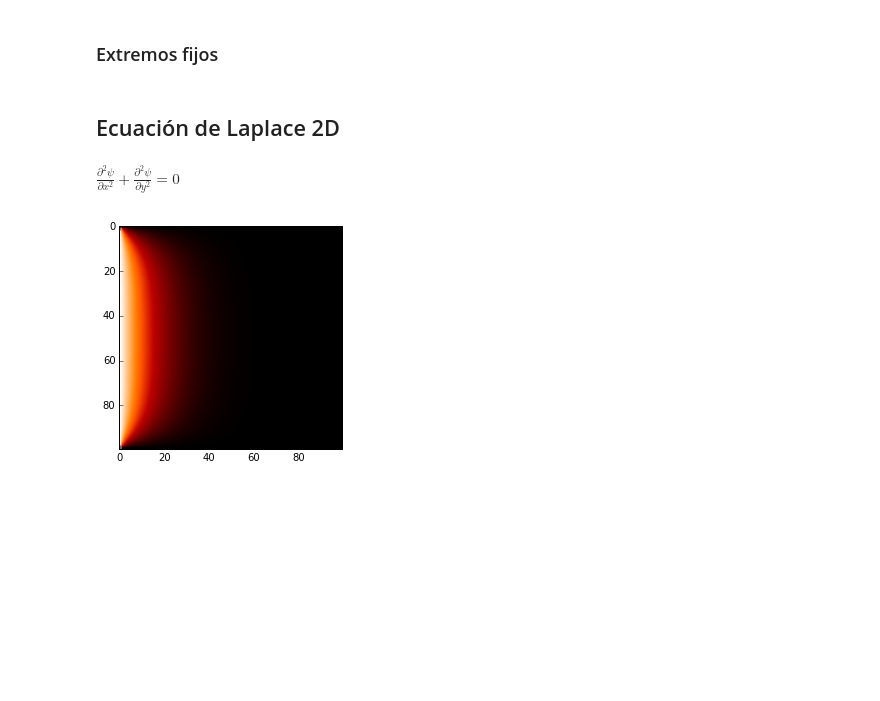
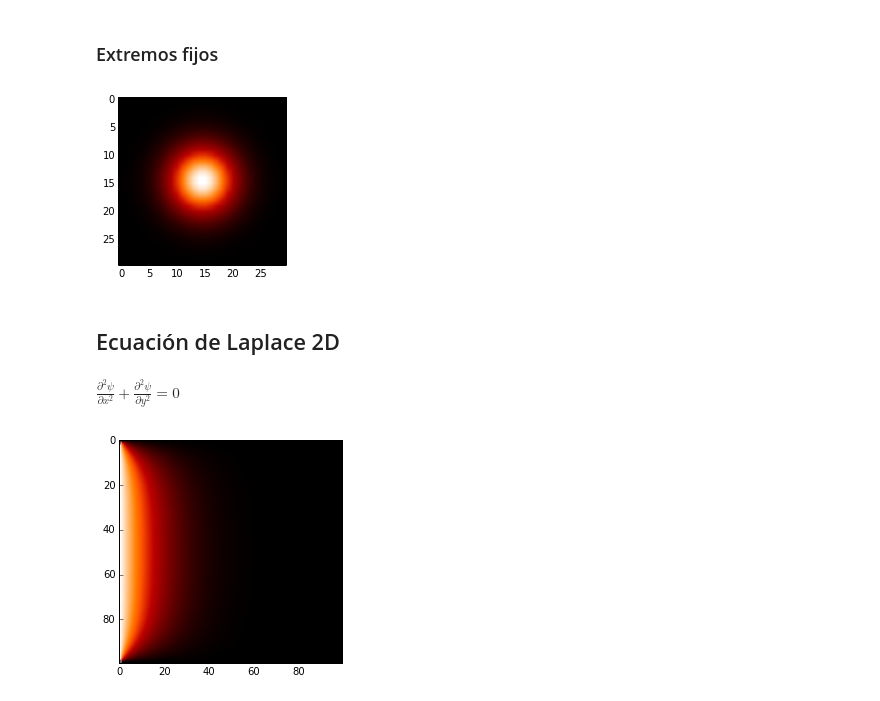
Before and after one commit to niveku/MC, a Jupyter notebook: Slides/11-PDE.ipynb, the cells around one changed output. Drawn from its saved outputs; the diff is of its cells as text; code cells hidden in the pictures; blank space fills up the shorter version.

```diff
--- a/Slides/11-PDE.ipynb
+++ b/Slides/11-PDE.ipynb
@@ -303,22 +311,24 @@ plt.hold(False)
 # %%
 #extremos fijos
 xcoords=np.linspace(xmin,xmax,Nl)
 ycoords=np.linspace(ymin,ymax,Nl)
 xmesh,ymesh=np.meshgrid(xcoords,ycoords)
 tcoords=np.linspace(tmin,tmax,Nt)
 drum=np.zeros((Nt,Nl,Nl))
 # fijar la condición inicial
 stdev=0.1
 drum[0]=np.exp(-xmesh**2/(2*stdev**2))*np.exp(-ymesh**2/(2*stdev**2))
 drum[1]=drum[0]+r**2/2.*(np.roll(drum[0],1,axis=0)+np.roll(drum[0],-1,axis=0)+np.roll(drum[0],1,axis=1)+np.roll(drum[0],-1,axis=1)-4*drum[0])
 drum[0,0]=0
 drum[0,-1]=0
 drum[1,:,0]=0
 drum[1,:,-1]=0
 # Mostrar la condición inicial
-#plt.figure(figsize=(10,3))
-#plt.imshow(drum[0],cmap='gist_heat')
-#plt.show()
+plt.figure(figsize=(10,3))
+plt.imshow(drum[0],cmap='gist_heat')
+plt.show()
+# %% [output]
+[figure, added]
 # %%
 for i in range(2,Nt):
     pdrum=drum[i-1]
```
Also changed, not shown: parts of 3 cells of this notebook, 1 other file.
